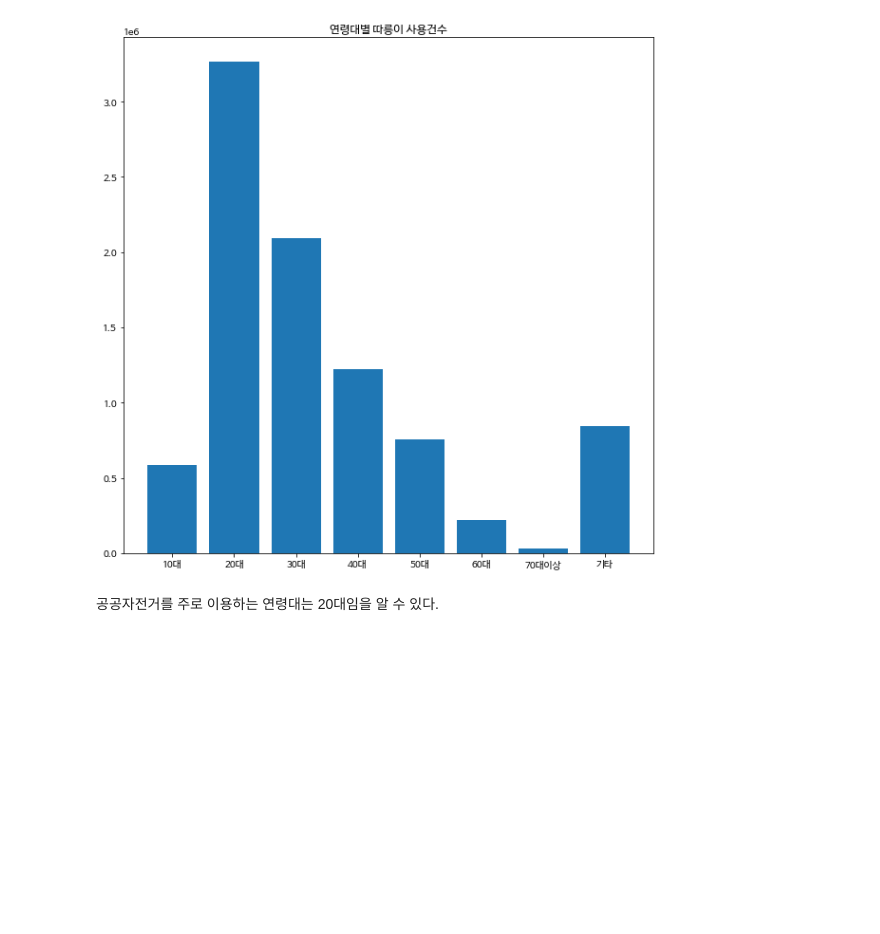
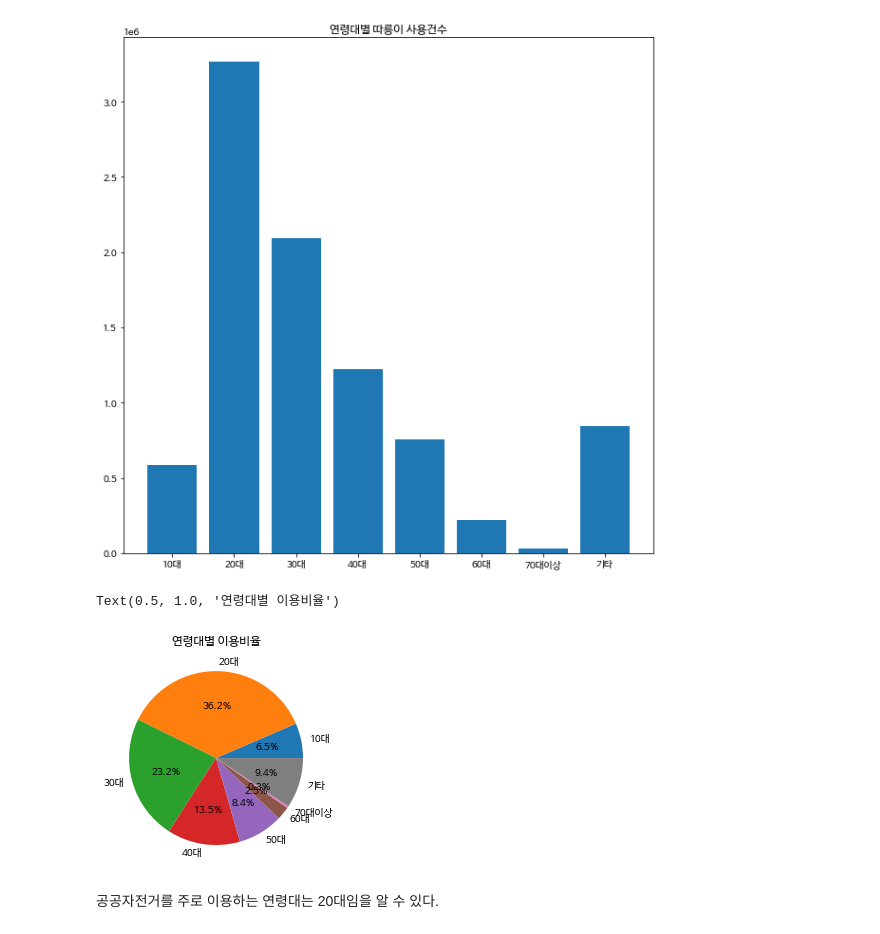
Before and after one commit to Aimerlee123/Python-teamproject, a Jupyter notebook: 공공자전거_이용현황_분석.ipynb, the cells around one changed output. Drawn from its saved outputs; the diff is of its cells as text; code cells hidden in the pictures; blank space fills up the shorter version.

```diff
--- a/공공자전거_이용현황_분석.ipynb
+++ b/공공자전거_이용현황_분석.ipynb
@@ -90,6 +90,12 @@ plt.bar(age_sum['연령대코드'],age_sum['이용건수'])
 plt.show()
 # %% [output]
 [figure]
+# %%
+plt.pie(age_sum['이용건수'],labels = age_sum['연령대코드'],autopct='%.1f%%')
+plt.title('연령대별 이용비율')
+# %% [output]
+Text(0.5, 1.0, '연령대별 이용비율')
+[figure, added]
 # %% [markdown]
 공공자전거를 주로 이용하는 연령대는 20대임을 알 수 있다.
 # %%
```
